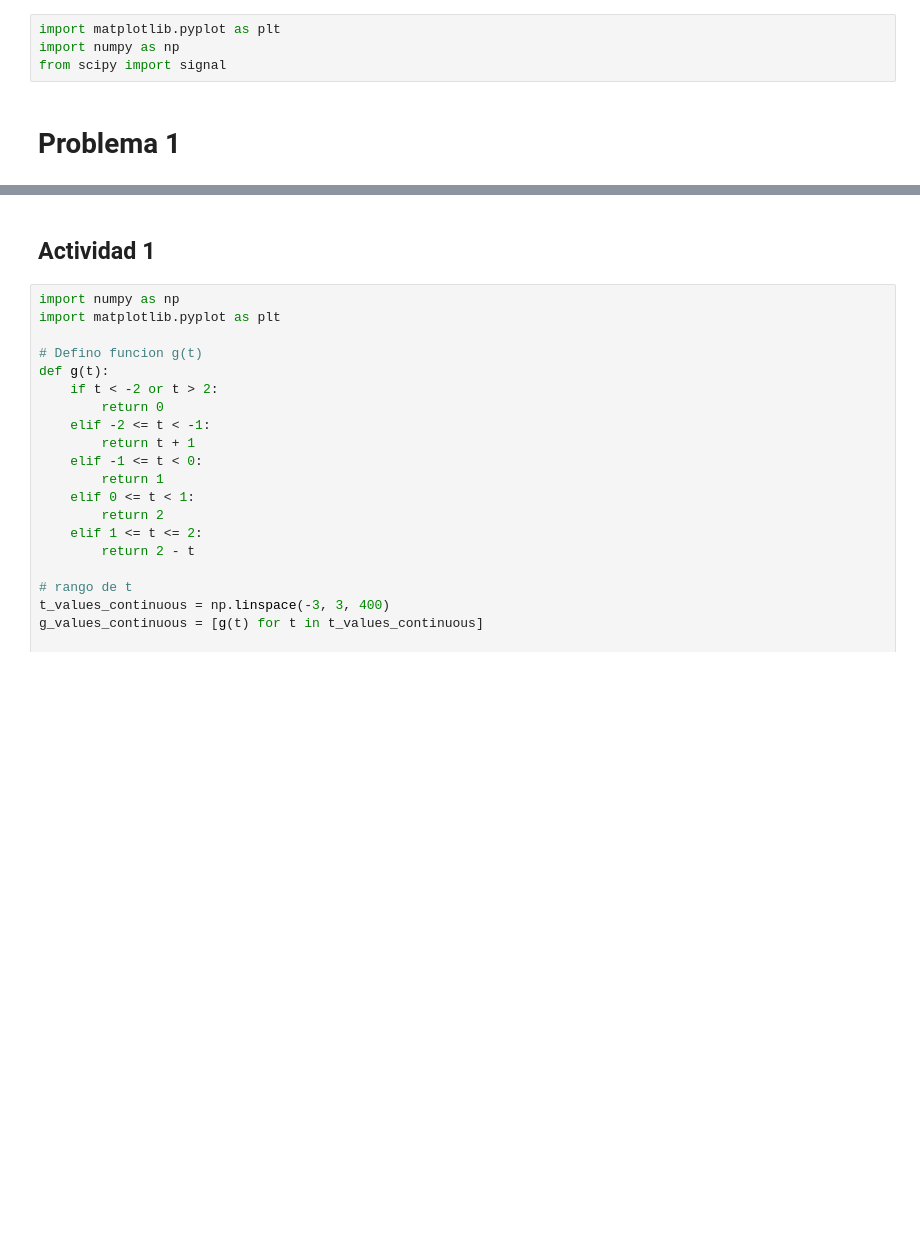
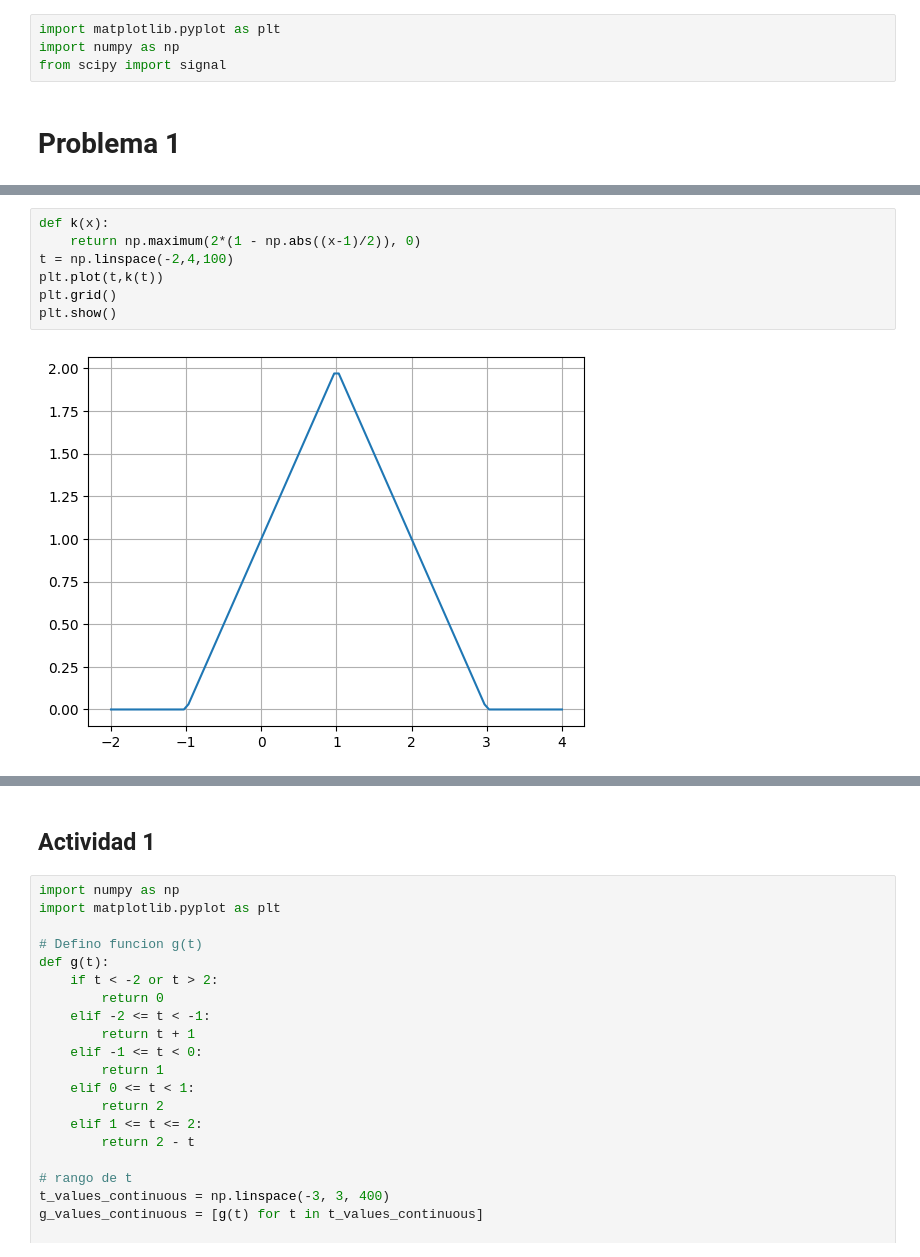
Before and after one commit to Lekkito/analisis-de-se-ales, a Jupyter notebook: tp1.ipynb, the cells around one changed output, grey strips where cells are left out. Cells and saved outputs as stored; diff of their text form; blank space fills up the shorter version.

```diff
--- a/tp1.ipynb
+++ b/tp1.ipynb
@@ -45,3 +45,12 @@ def g(t):
+# %%
+def k(x):
+    return np.maximum(2*(1 - np.abs((x-1)/2)), 0)
+t = np.linspace(-2,4,100)
+plt.plot(t,k(t))
+plt.grid()
+plt.show()
+# %% [output]
+[figure, added]
 # %%
 import numpy as np
 import matplotlib.pyplot as plt
```
Also changed, not shown: parts of 11 cells of this notebook, 1 other file.
